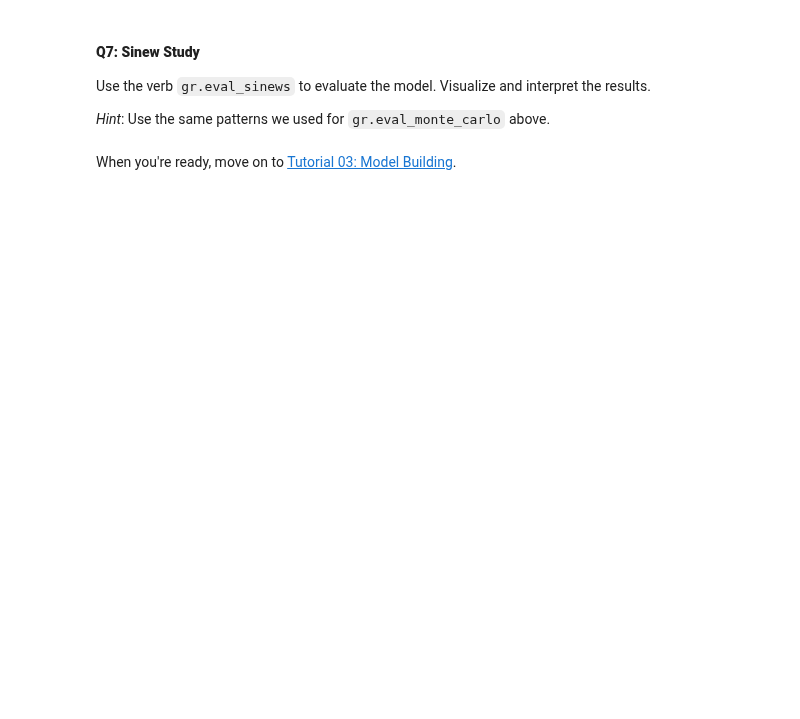
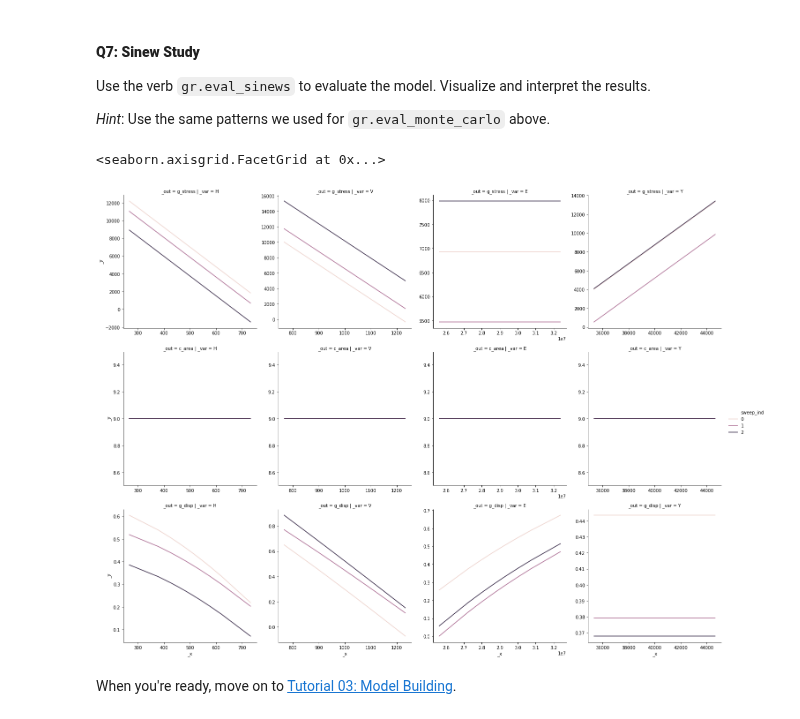
Before and after one commit to zdelrosario/py_grama, a Jupyter notebook: tutorials/t02_explore_master.ipynb, the cells around one changed output. Cells and saved outputs as stored; diff of their text form; code cells hidden in the pictures; blank space fills up the shorter version.

```diff
--- a/tutorials/t02_explore_master.ipynb
+++ b/tutorials/t02_explore_master.ipynb
@@ -149,16 +192,19 @@ Use the verb `gr.eval_sinews` to evaluate the model. Visualize and interpret the
 # %%
 ###
 # TASK: Sinew evaluation
 # TODO: Use gr.eval_sinews to evaluate the model
 ###
 
 # task-begin
 # TODO: Generate, evaluate, and visualize a sinew design
 # task-end
 # solution-begin
-(md >>
-     gr.ev_sinews(df_det="nom", seed=101) >> \
-     gr.pt_auto())
+md >> \
+    gr.ev_sinews(df_det="nom", seed=101) >> \
+    gr.pt_auto()
 # solution-end
+# %% [output]
+<seaborn.axisgrid.FacetGrid at 0x...>
+[figure, added]
 # %% [markdown]
 When you're ready, move on to [Tutorial 03: Model Building](https://github.com/zdelrosario/py_grama/blob/master/tutorials/t03_building_assignment.ipynb).
```
Also changed, not shown: parts of 5 cells of this notebook, 7 other files.
